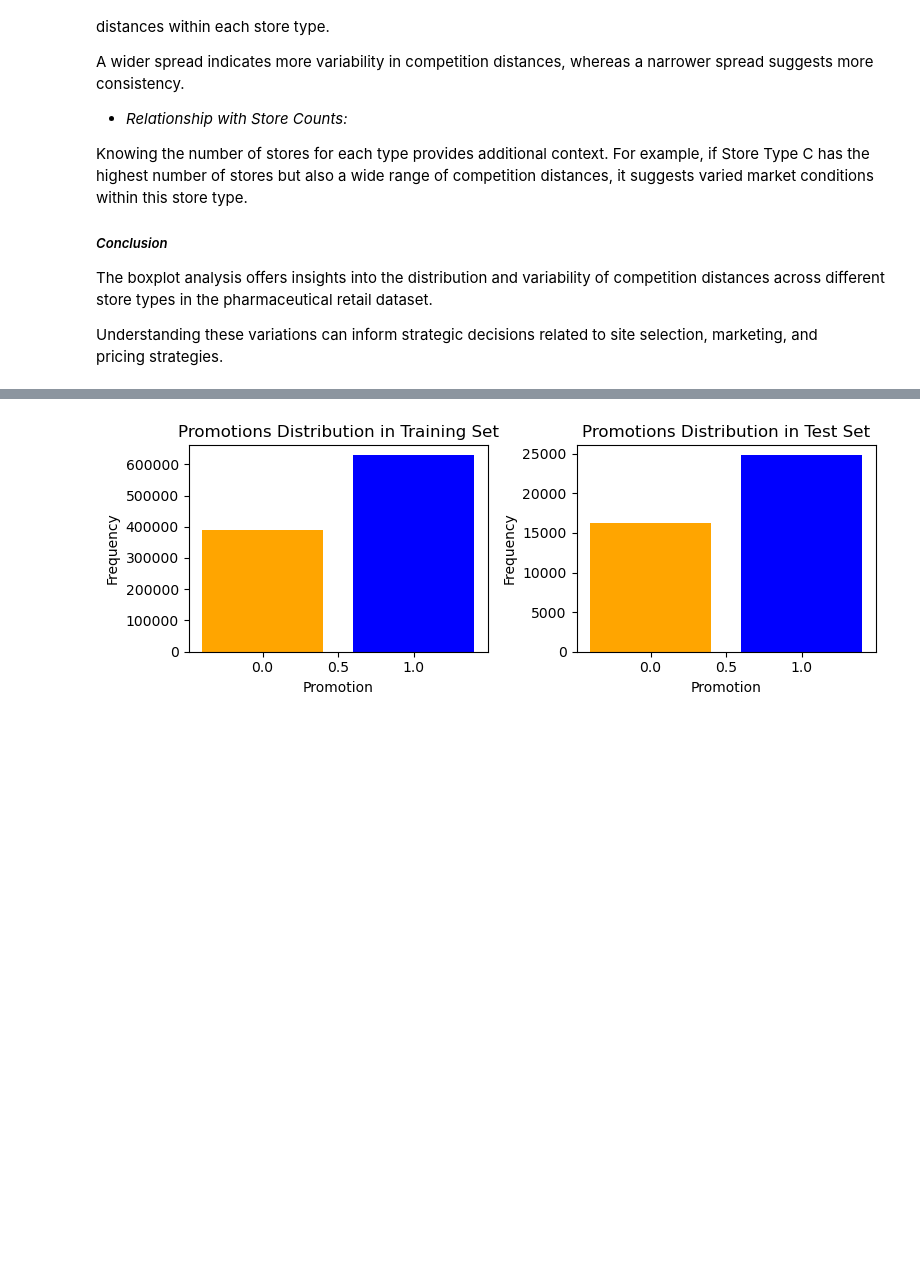
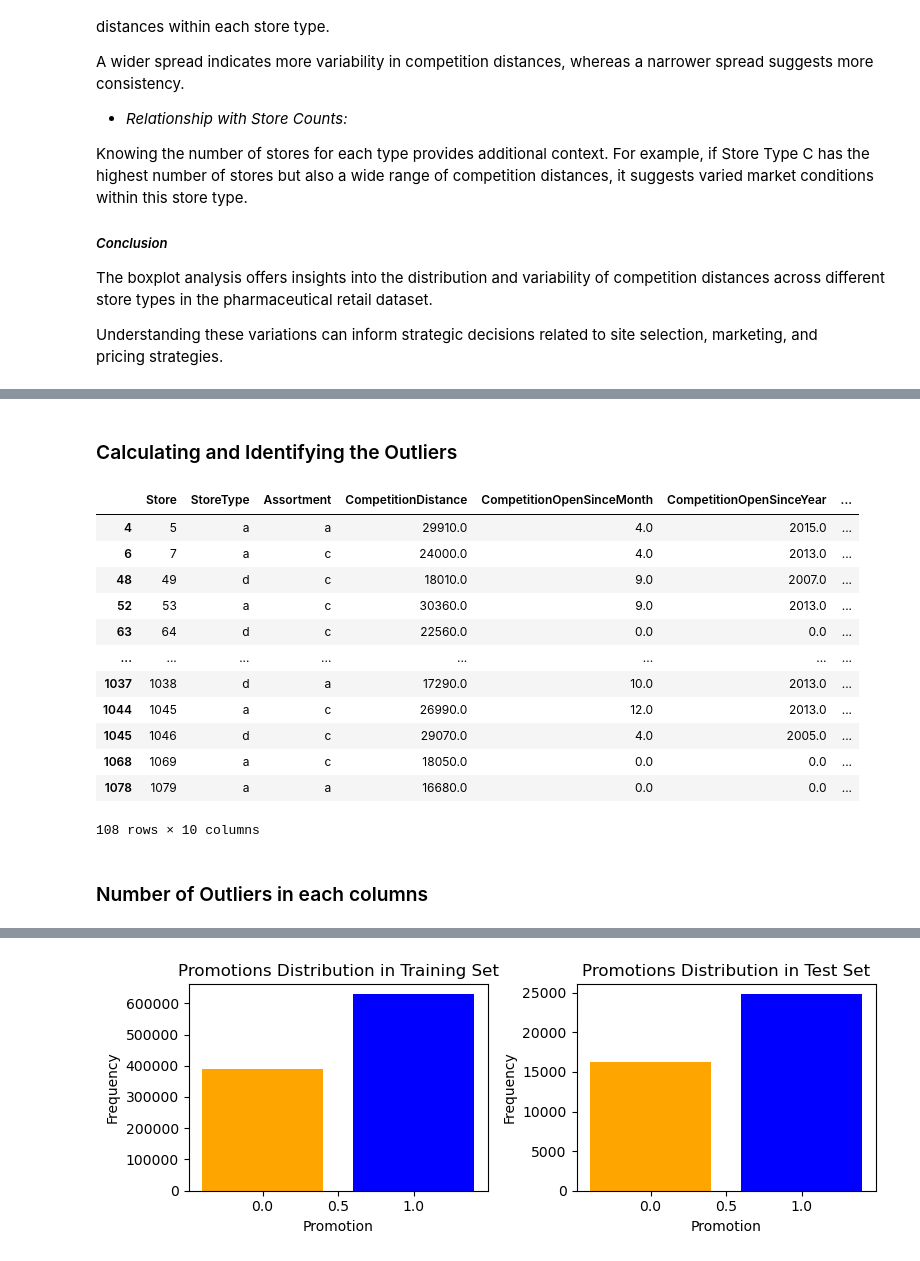
Before and after one commit to Hemamagam/Project-6--Pharmaceutical-Sale-Prediction-, a Jupyter notebook: Task1_purchase_behaviour.ipynb, the cells around one changed output, grey strips where cells are left out. Cells and saved outputs as stored; diff of their text form; code cells hidden in the pictures; blank space fills up the shorter version.

```diff
--- a/Task1_purchase_behaviour.ipynb
+++ b/Task1_purchase_behaviour.ipynb
@@ -829,0 +977,34 @@ Understanding these variations can inform strategic decisions related to site se
+# %% [markdown]
+### Calculating and Identifying the Outliers
+# %%
+numerical_variable = ['CompetitionDistance', 'CompetitionOpenSinceMonth', 'CompetitionOpenSinceYear', 'Promo2', 'Promo2SinceWeek', 'Promo2SinceYear']
+
+outliers = pd.DataFrame()
+
+for var in numerical_variable:
+    Q1 = pharma_store[var].quantile(0.25)
+    Q3 = pharma_store[var].quantile(0.75)
+    IQR = Q3 - Q1
+    lower_bound = Q1 - 1.5 * IQR
+    upper_bound = Q3 + 1.5 * IQR
+
+    var_outliers = pharma_store[(pharma_store[var] < lower_bound) | (pharma_store[var] > upper_bound)]
+    outliers = pd.concat([outliers, var_outliers])
+
+outliers
+# %% [output]
+|  | Store | StoreType | Assortment | CompetitionDistance | CompetitionOpenSinceMonth | CompetitionOpenSinceYear | ... |
+| 4 | 5 | a | a | 29910.0 | 4.0 | 2015.0 | ... |
+| 6 | 7 | a | c | 24000.0 | 4.0 | 2013.0 | ... |
+| 48 | 49 | d | c | 18010.0 | 9.0 | 2007.0 | ... |
+| 52 | 53 | a | c | 30360.0 | 9.0 | 2013.0 | ... |
+| 63 | 64 | d | c | 22560.0 | 0.0 | 0.0 | ... |
+| ... | ... | ... | ... | ... | ... | ... | ... |
+| 1037 | 1038 | d | a | 17290.0 | 10.0 | 2013.0 | ... |
+| 1044 | 1045 | a | c | 26990.0 | 12.0 | 2013.0 | ... |
+| 1045 | 1046 | d | c | 29070.0 | 4.0 | 2005.0 | ... |
+| 1068 | 1069 | a | c | 18050.0 | 0.0 | 0.0 | ... |
+| 1078 | 1079 | a | a | 16680.0 | 0.0 | 0.0 | ... |
+108 rows × 10 columns
+# %% [markdown]
+### Number of Outliers in each columns
```
Also changed, not shown: parts of 18 cells of this notebook.
